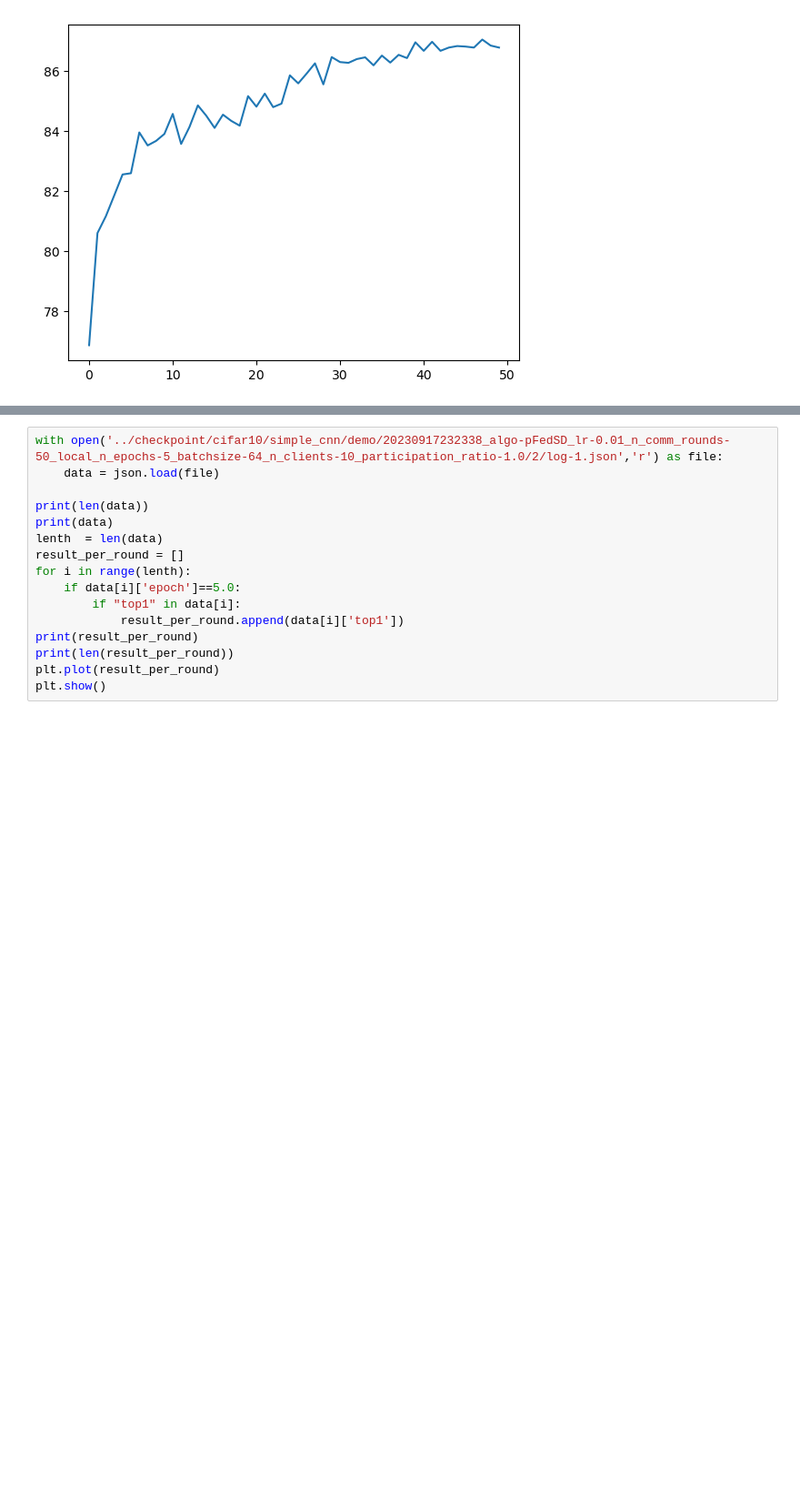
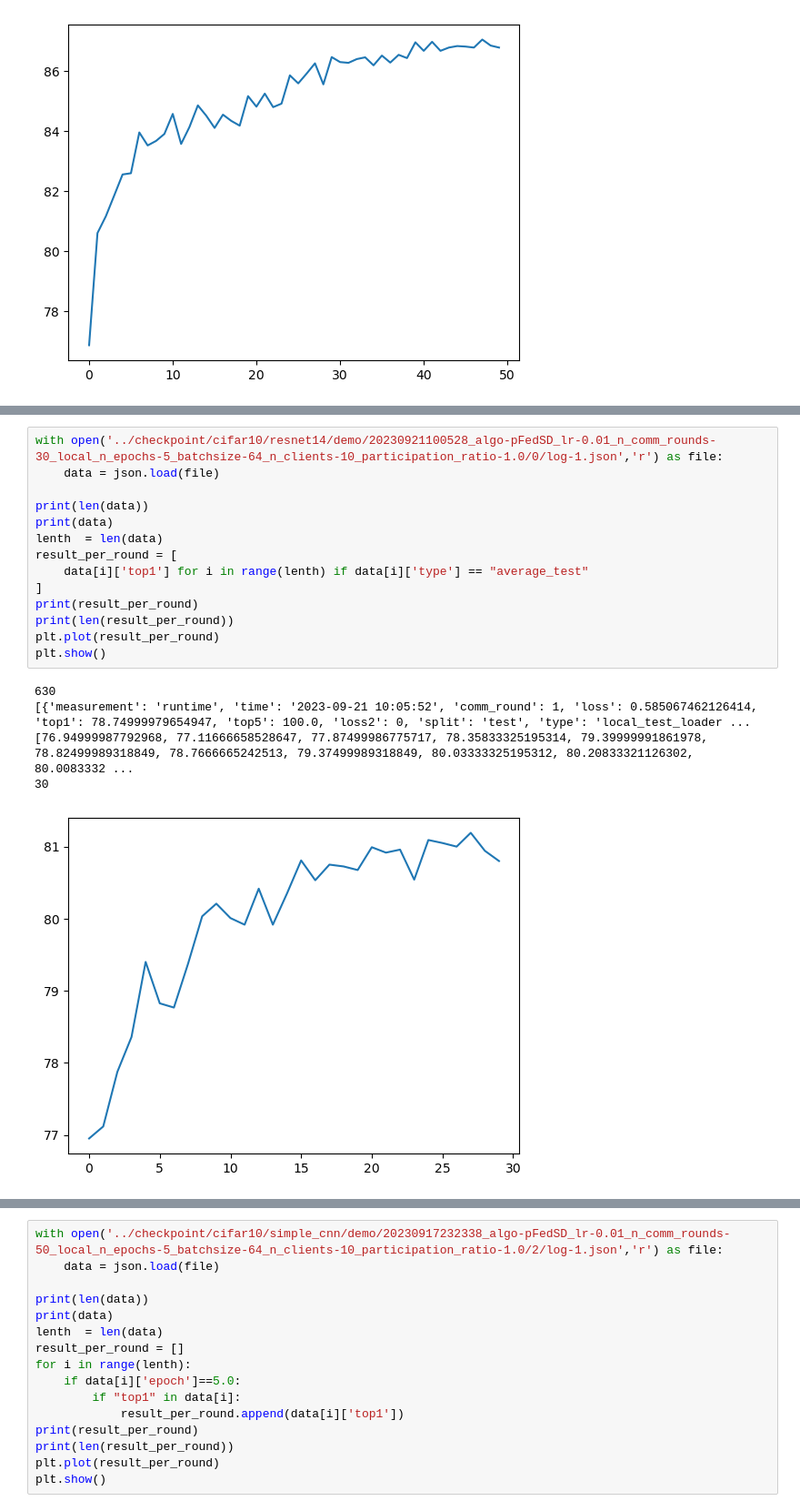
Before and after one commit to LEON-gittech/CPFL, a Jupyter notebook: leon/my.ipynb, the cells around one changed output, grey strips where cells are left out. Shown at 91% size. Drawn from its saved outputs; the diff is of its cells as text; blank space fills up the shorter version.

```diff
--- a/leon/my.ipynb
+++ b/leon/my.ipynb
@@ -64,0 +87,20 @@ plt.show()
+# %%
+with open('../checkpoint/cifar10/resnet14/demo/20230921100528_algo-pFedSD_lr-0.01_n_comm_rounds-30_local_n_epochs-5_batchsize-64_n_clients-10_participation_ratio-1.0/0/log-1.json','r') as file:
+    data = json.load(file)
+
+print(len(data))
+print(data)
+lenth  = len(data)
+result_per_round = [
+    data[i]['top1'] for i in range(lenth) if data[i]['type'] == "average_test"
+]
+print(result_per_round)
+print(len(result_per_round))
+plt.plot(result_per_round)
+plt.show()
+# %% [output]
+630
+[{'measurement': 'runtime', 'time': '2023-09-21 10:05:52', 'comm_round': 1, 'loss': 0.585067462126414, 'top1': 78.74999979654947, 'top5': 100.0, 'loss2': 0, 'split': 'test', 'type': 'local_test_loader ...
+[76.94999987792968, 77.11666658528647, 77.87499986775717, 78.35833325195314, 79.39999991861978, 78.82499989318849, 78.7666665242513, 79.37499989318849, 80.03333325195312, 80.20833321126302, 80.0083332 ...
+30
+[figure, added]
```
Also changed, not shown: parts of 7 cells of this notebook, 4 other files.
